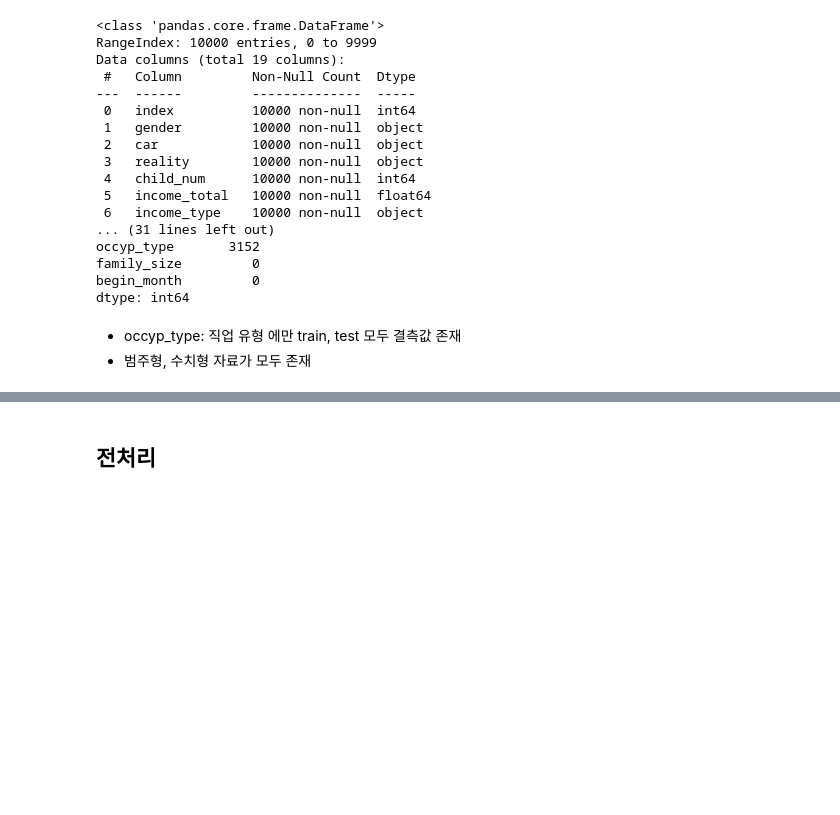
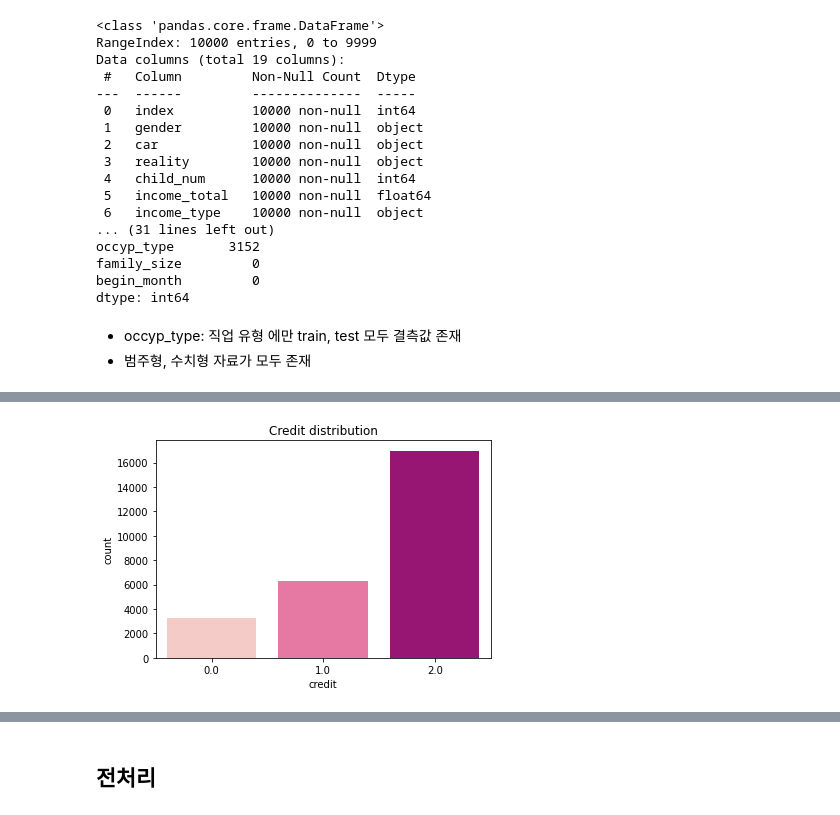
Before and after one commit to SungaHwang/ML_practice, a Jupyter notebook: LDA,QDA_신용카드연체예측.ipynb, the cells around one changed output, grey strips where cells are left out. Saved outputs shown, nothing was run; the diff lists cells and outputs as text; code cells hidden in the pictures; blank space fills up the shorter version.

```diff
--- a/LDA,QDA_신용카드연체예측.ipynb
+++ b/LDA,QDA_신용카드연체예측.ipynb
@@ -210,0 +254,6 @@ dtype: int64
+# %%
+sns.countplot(data=train, x="credit",palette="RdPu")
+plt.title('Credit distribution')
+plt.show()
+# %% [output]
+[figure, added]
```
Also changed, not shown: parts of 23 cells of this notebook.
